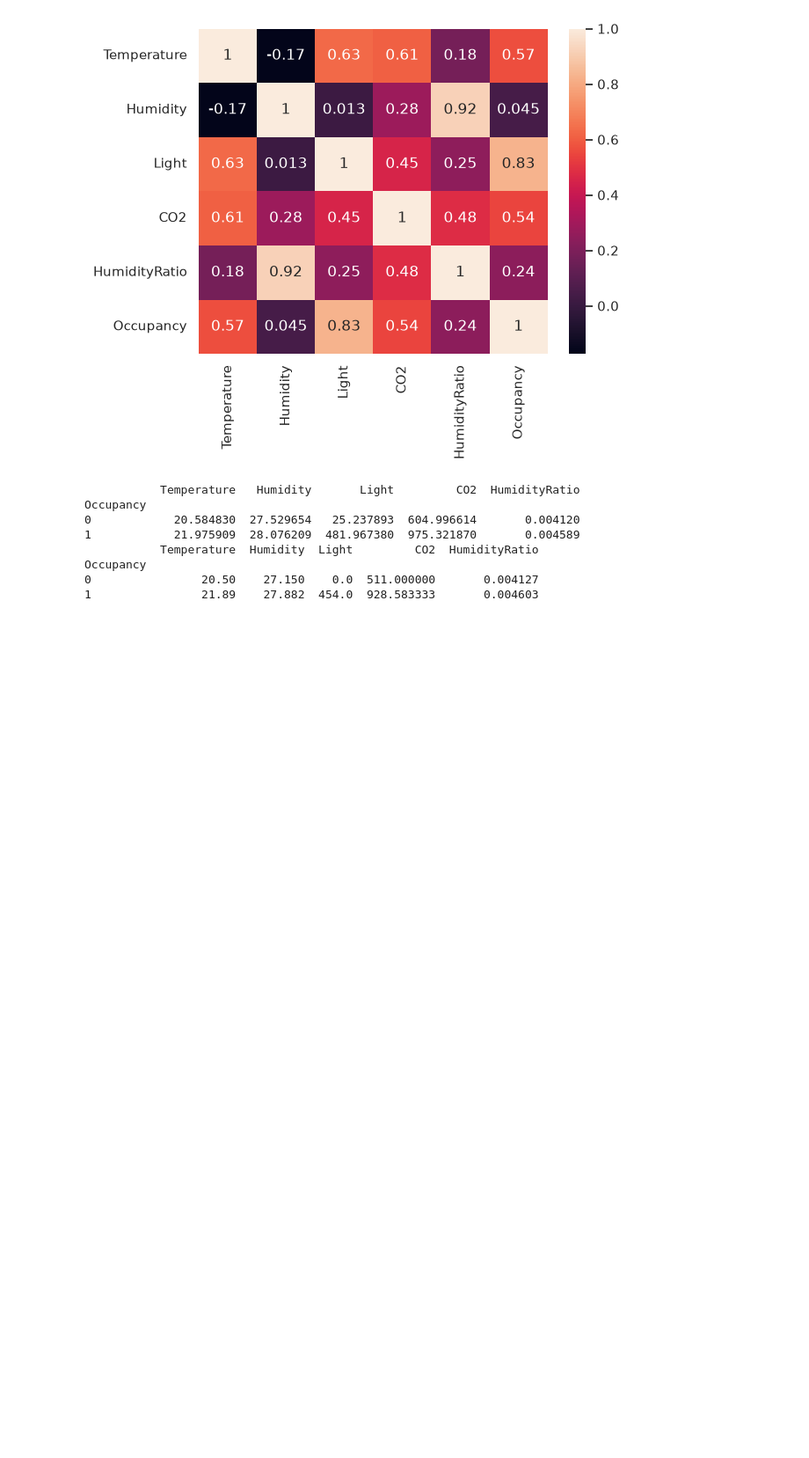
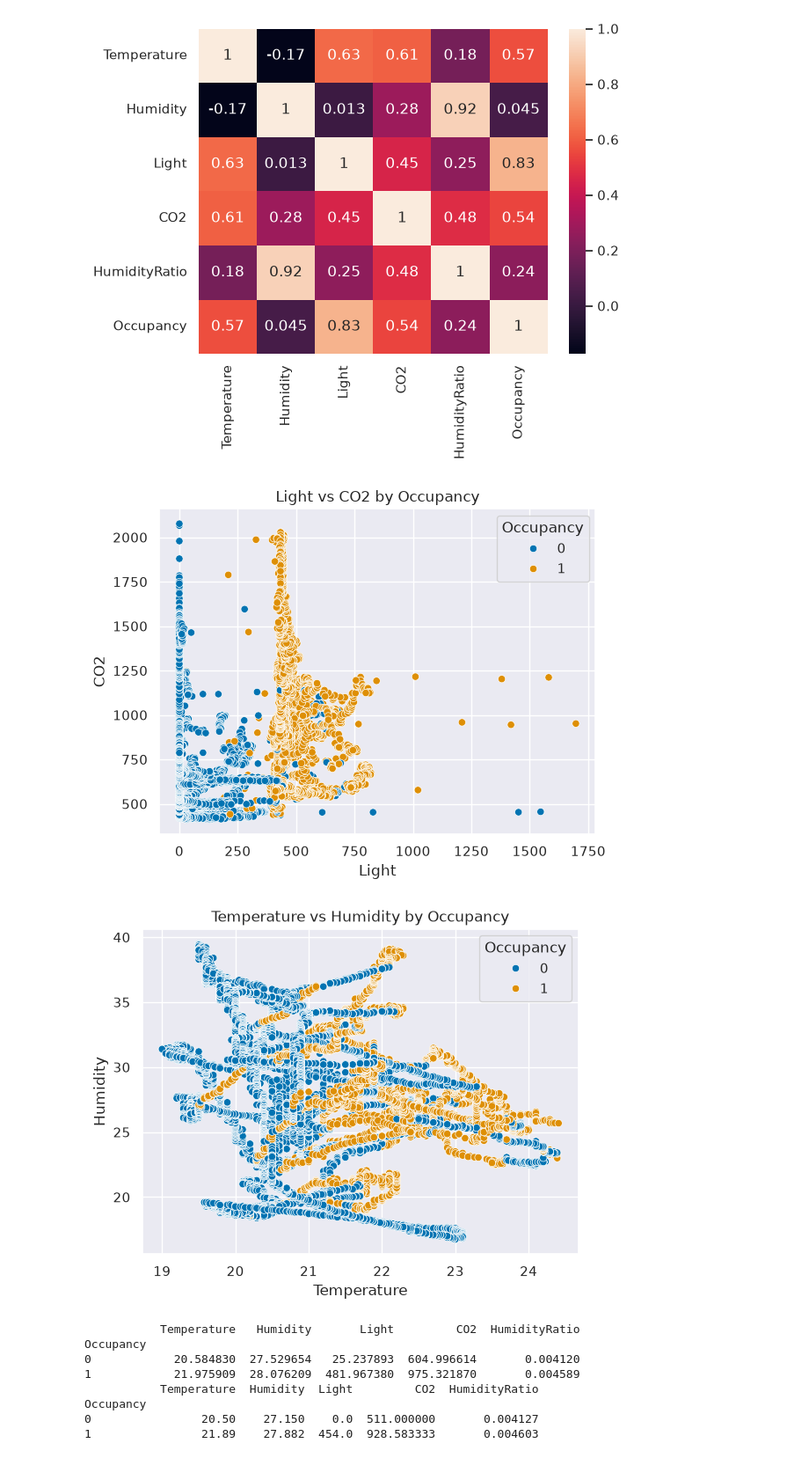
Before and after one commit to beppvis/23CSE301-Machine-Learning-Project, a Jupyter notebook: notebooks/classification.ipynb, the cells around one changed output. Shown at 88% size. Cells and saved outputs as stored; diff of their text form; code cells hidden in the pictures; blank space fills up the shorter version.

```diff
--- a/notebooks/classification.ipynb
+++ b/notebooks/classification.ipynb
@@ -140,6 +194,17 @@ sns.heatmap(df1[["Temperature","Humidity","Light","CO2","HumidityRatio","Occupan
 # %% [output]
 <Axes: >
 [figure]
+# %%
+sns.scatterplot(data=df1, x="Light", y="CO2", hue="Occupancy")
+plt.title("Light vs CO2 by Occupancy")
+plt.show()
+
+sns.scatterplot(data=df1, x="Temperature", y="Humidity", hue="Occupancy")
+plt.title("Temperature vs Humidity by Occupancy")
+plt.show()
+# %% [output]
+[figure, added]
+[figure, added]
 # %%
 features = ["Temperature","Humidity","Light","CO2","HumidityRatio"]
 print(df1.groupby("Occupancy")[features].mean())
```
Also changed, not shown: parts of 13 cells of this notebook, 3 other files.
